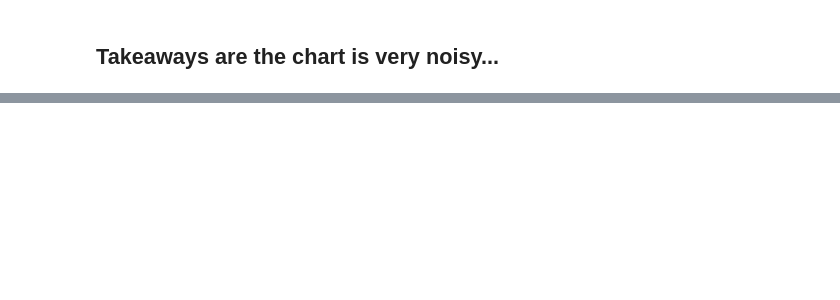
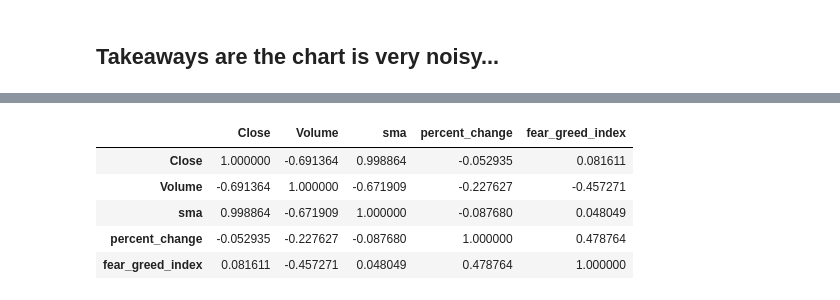
Before and after one commit to lincolnmuriithi11/Predicting_Equity_Prices, a Jupyter notebook: stock_predictor_SPY_Fear_Greed_Index.ipynb, the cells around one changed output, grey strips where cells are left out. Drawn from its saved outputs; the diff is of its cells as text; code cells hidden in the pictures; blank space fills up the shorter version.

```diff
--- a/stock_predictor_SPY_Fear_Greed_Index.ipynb
+++ b/stock_predictor_SPY_Fear_Greed_Index.ipynb
@@ -215,0 +257,9 @@ plt.show()
+# %%
+train_monthly.corr()
+# %% [output]
+|  | Close | Volume | sma | percent_change | fear_greed_index |
+| Close | 1.000000 | -0.691364 | 0.998864 | -0.052935 | 0.081611 |
+| Volume | -0.691364 | 1.000000 | -0.671909 | -0.227627 | -0.457271 |
+| sma | 0.998864 | -0.671909 | 1.000000 | -0.087680 | 0.048049 |
+| percent_change | -0.052935 | -0.227627 | -0.087680 | 1.000000 | 0.478764 |
+| fear_greed_index | 0.081611 | -0.457271 | 0.048049 | 0.478764 | 1.000000 |
```
Also changed, not shown: parts of 7 cells of this notebook.
